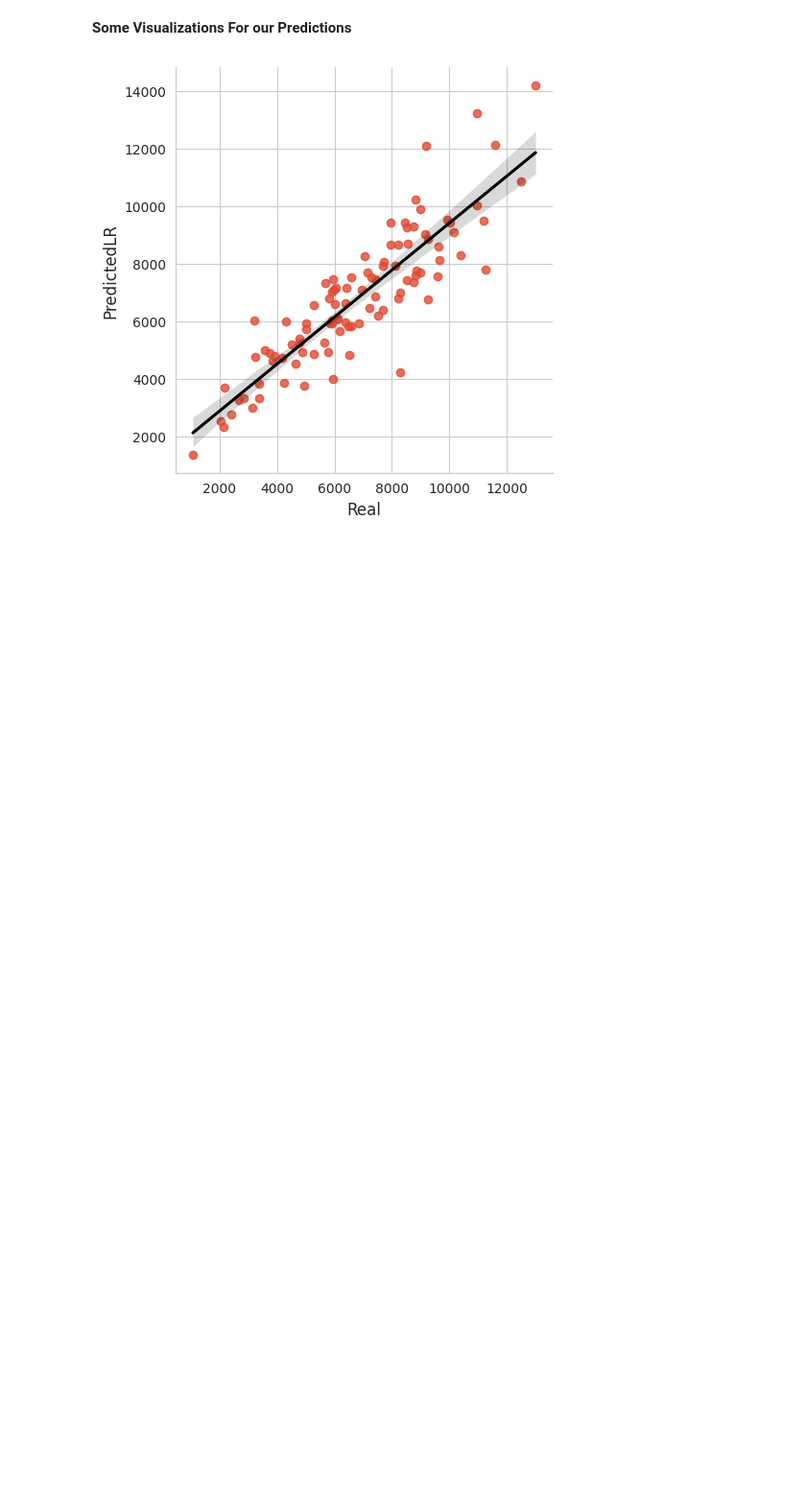
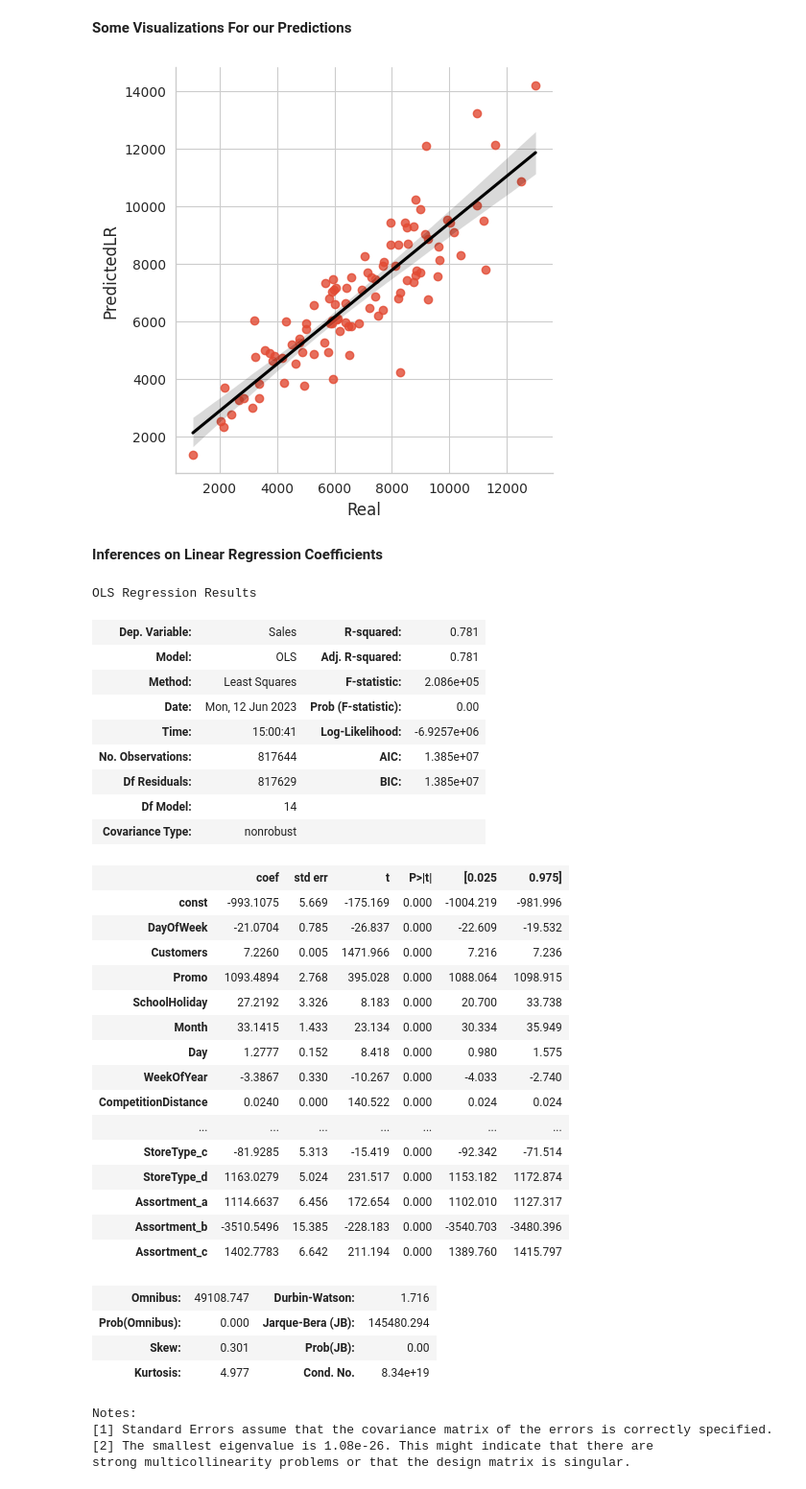
Before and after one commit to himanshu302002/ML-Regression-, a Jupyter notebook: (Capstone_Project)ML_Regression_on_Retail_Sales_Prediction.ipynb, the cells around one changed output. Shown at 96% size. Drawn from its saved outputs; the diff is of its cells as text; code cells hidden in the pictures; blank space fills up the shorter version.

```diff
--- a/(Capstone_Project)ML_Regression_on_Retail_Sales_Prediction.ipynb
+++ b/(Capstone_Project)ML_Regression_on_Retail_Sales_Prediction.ipynb
@@ -814,3 +814,45 @@ dataset_lr['diff']=(dataset_lr['Real']-dataset_lr['PredictedLR']).abs()
 sns.lmplot(x='Real', y='PredictedLR', data=dataset_lr, line_kws={'color': 'black'});
 # %% [output]
 [figure]
+# %% [markdown]
+**Inferences on Linear Regression Coefficients**
+# %%
+X = sm.add_constant(X) ## let's add an intercept (beta_0) to our model
+model = sm.OLS(y, X).fit() ## sm.OLS(output, input)
+predictions = model.predict(X)
+model.summary()
+# %% [output]
+OLS Regression Results
+| Dep. Variable: | Sales | R-squared: | 0.781 |
+| Model: | OLS | Adj. R-squared: | 0.781 |
+| Method: | Least Squares | F-statistic: | 2.086e+05 |
+| Date: | Mon, 12 Jun 2023 | Prob (F-statistic): | 0.00 |
+| Time: | 15:00:41 | Log-Likelihood: | -6.9257e+06 |
+| No. Observations: | 817644 | AIC: | 1.385e+07 |
+| Df Residuals: | 817629 | BIC: | 1.385e+07 |
+| Df Model: | 14 |  |  |
+| Covariance Type: | nonrobust |  |  |
+|  | coef | std err | t | P>|t| | [0.025 | 0.975] |
+| const | -993.1075 | 5.669 | -175.169 | 0.000 | -1004.219 | -981.996 |
+| DayOfWeek | -21.0704 | 0.785 | -26.837 | 0.000 | -22.609 | -19.532 |
+| Customers | 7.2260 | 0.005 | 1471.966 | 0.000 | 7.216 | 7.236 |
+| Promo | 1093.4894 | 2.768 | 395.028 | 0.000 | 1088.064 | 1098.915 |
+| SchoolHoliday | 27.2192 | 3.326 | 8.183 | 0.000 | 20.700 | 33.738 |
+| Month | 33.1415 | 1.433 | 23.134 | 0.000 | 30.334 | 35.949 |
+| Day | 1.2777 | 0.152 | 8.418 | 0.000 | 0.980 | 1.575 |
+| WeekOfYear | -3.3867 | 0.330 | -10.267 | 0.000 | -4.033 | -2.740 |
+| CompetitionDistance | 0.0240 | 0.000 | 140.522 | 0.000 | 0.024 | 0.024 |
+| ... | ... | ... | ... | ... | ... | ... |
+| StoreType_c | -81.9285 | 5.313 | -15.419 | 0.000 | -92.342 | -71.514 |
+| StoreType_d | 1163.0279 | 5.024 | 231.517 | 0.000 | 1153.182 | 1172.874 |
+| Assortment_a | 1114.6637 | 6.456 | 172.654 | 0.000 | 1102.010 | 1127.317 |
+| Assortment_b | -3510.5496 | 15.385 | -228.183 | 0.000 | -3540.703 | -3480.396 |
+| Assortment_c | 1402.7783 | 6.642 | 211.194 | 0.000 | 1389.760 | 1415.797 |
+| Omnibus: | 49108.747 | Durbin-Watson: | 1.716 |
+| Prob(Omnibus): | 0.000 | Jarque-Bera (JB): | 145480.294 |
+| Skew: | 0.301 | Prob(JB): | 0.00 |
+| Kurtosis: | 4.977 | Cond. No. | 8.34e+19 |
+Notes:
+[1] Standard Errors assume that the covariance matrix of the errors is correctly specified.
+[2] The smallest eigenvalue is 1.08e-26. This might indicate that there are
+strong multicollinearity problems or that the design matrix is singular.
```
Also changed, not shown: parts of 6 cells of this notebook.
